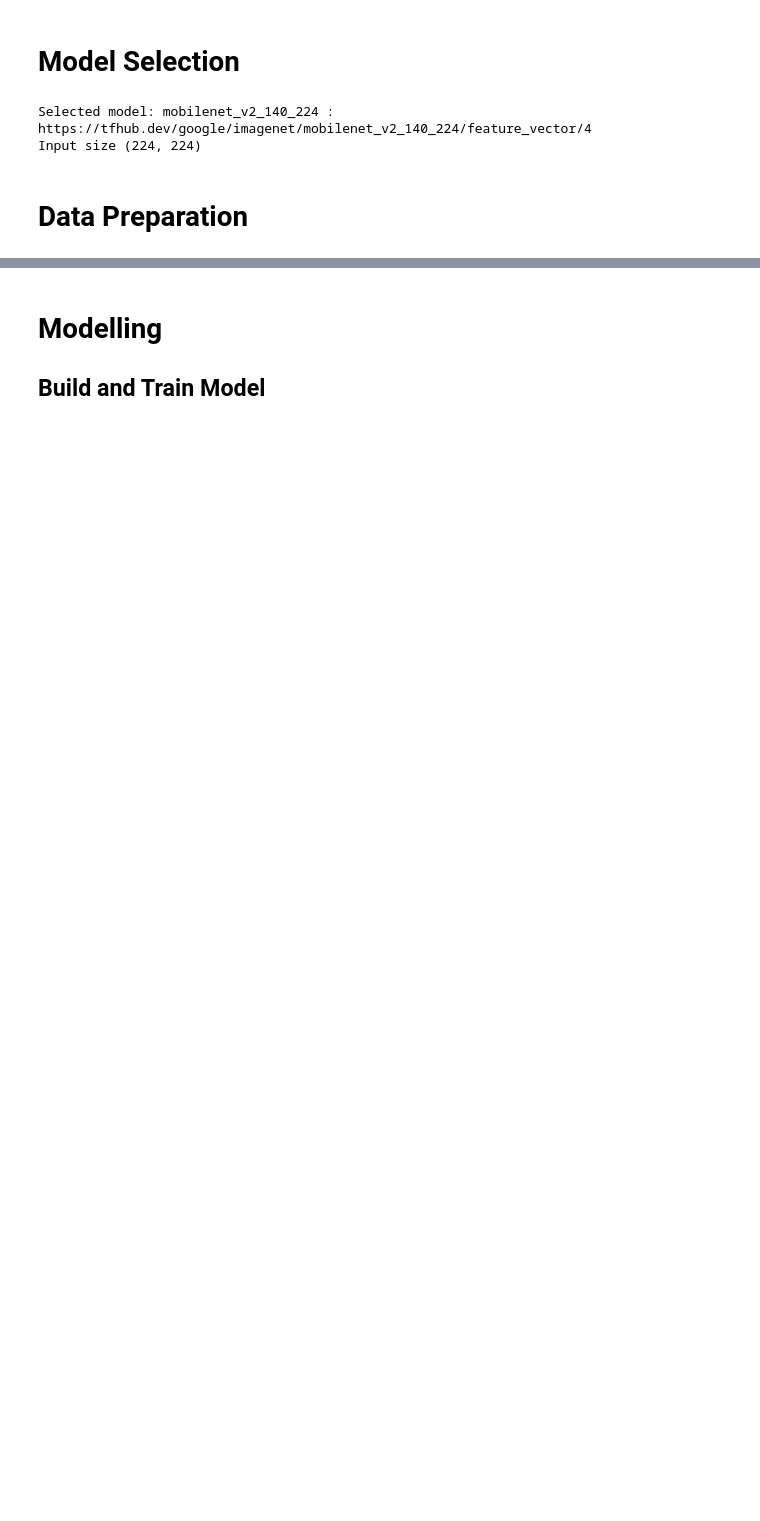
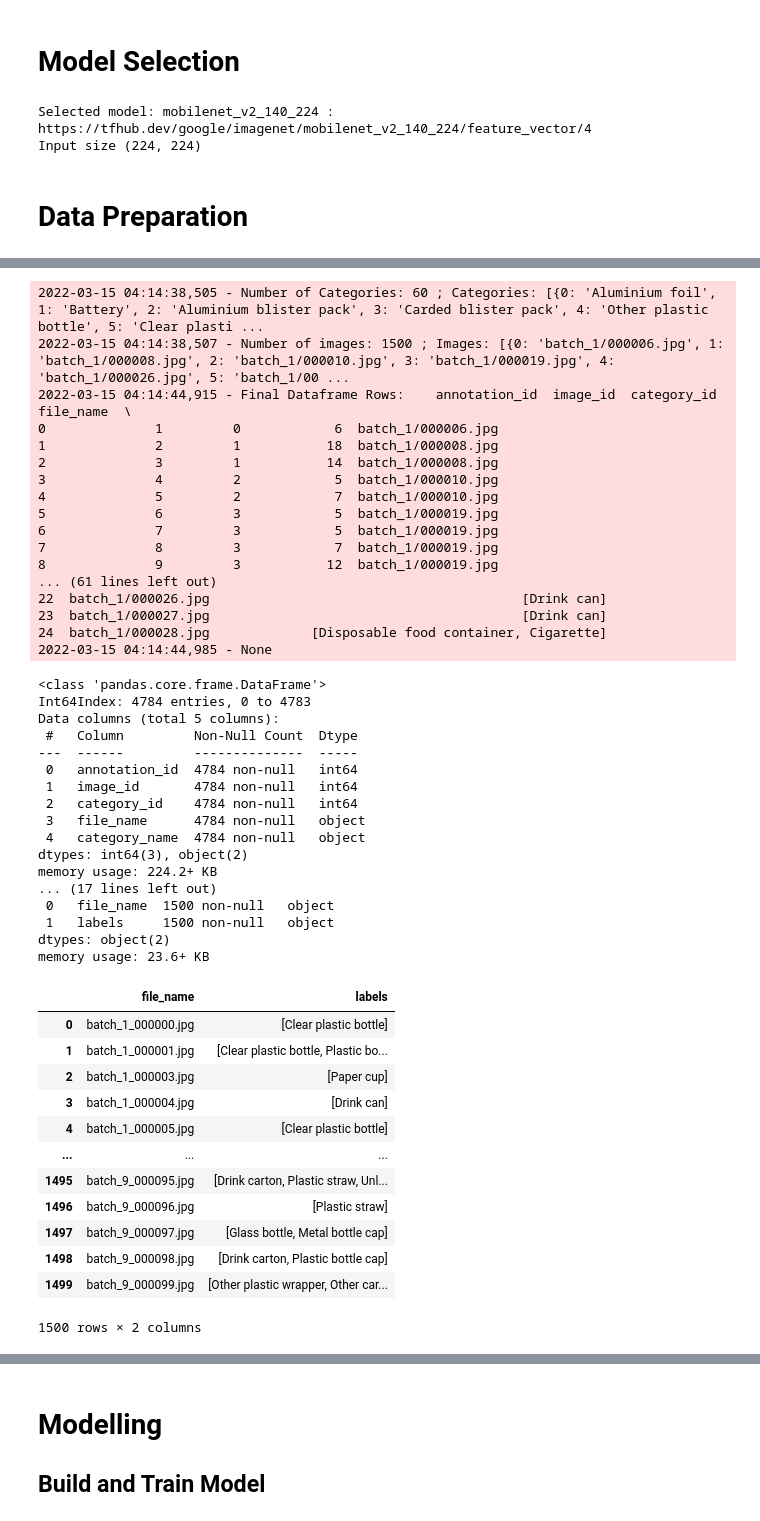
Before and after one commit to mohansameer1983/ComputerVisionProjects, a Jupyter notebook: Trash_Multilabel_Classification_CV_Neptune.ipynb, the cells around one changed output, grey strips where cells are left out. Saved outputs shown, nothing was run; the diff lists cells and outputs as text; code cells hidden in the pictures; blank space fills up the shorter version.

```diff
--- a/Trash_Multilabel_Classification_CV_Neptune.ipynb
+++ b/Trash_Multilabel_Classification_CV_Neptune.ipynb
@@ -160,0 +122,53 @@ dict_items([('Aerosol', 0), ('Aluminium blister pack', 1), ('Aluminium foil', 2)
+# %%
+image_dataframe, grouped_image_dataframe, labels_dict = convert_annotation_json_to_dataframe('/content/drive/MyDrive/Colab Notebooks/data/annotations.json')
+
+grouped_image_dataframe['file_name'] = grouped_image_dataframe['file_name'].str.replace('/','_')
+grouped_image_dataframe
+# %% [output]
+2022-03-15 04:14:38,505 - Number of Categories: 60 ; Categories: [{0: 'Aluminium foil', 1: 'Battery', 2: 'Aluminium blister pack', 3: 'Carded blister pack', 4: 'Other plastic bottle', 5: 'Clear plasti ...
+2022-03-15 04:14:38,507 - Number of images: 1500 ; Images: [{0: 'batch_1/000006.jpg', 1: 'batch_1/000008.jpg', 2: 'batch_1/000010.jpg', 3: 'batch_1/000019.jpg', 4: 'batch_1/000026.jpg', 5: 'batch_1/00 ...
+2022-03-15 04:14:44,915 - Final Dataframe Rows:    annotation_id  image_id  category_id           file_name  \
+0              1         0            6  batch_1/000006.jpg
+1              2         1           18  batch_1/000008.jpg
+2              3         1           14  batch_1/000008.jpg
+3              4         2            5  batch_1/000010.jpg
+4              5         2            7  batch_1/000010.jpg
+5              6         3            5  batch_1/000019.jpg
+6              7         3            5  batch_1/000019.jpg
+7              8         3            7  batch_1/000019.jpg
+8              9         3           12  batch_1/000019.jpg
+... (61 lines left out)
+22  batch_1/000026.jpg                                        [Drink can]
+23  batch_1/000027.jpg                                        [Drink can]
+24  batch_1/000028.jpg             [Disposable food container, Cigarette]
+2022-03-15 04:14:44,985 - None
+<class 'pandas.core.frame.DataFrame'>
+Int64Index: 4784 entries, 0 to 4783
+Data columns (total 5 columns):
+ #   Column         Non-Null Count  Dtype
+---  ------         --------------  -----
+ 0   annotation_id  4784 non-null   int64
+ 1   image_id       4784 non-null   int64
+ 2   category_id    4784 non-null   int64
+ 3   file_name      4784 non-null   object
+ 4   category_name  4784 non-null   object
+dtypes: int64(3), object(2)
+memory usage: 224.2+ KB
+... (17 lines left out)
+ 0   file_name  1500 non-null   object
+ 1   labels     1500 non-null   object
+dtypes: object(2)
+memory usage: 23.6+ KB
+|  | file_name | labels |
+| 0 | batch_1_000000.jpg | [Clear plastic bottle] |
+| 1 | batch_1_000001.jpg | [Clear plastic bottle, Plastic bo... |
+| 2 | batch_1_000003.jpg | [Paper cup] |
+| 3 | batch_1_000004.jpg | [Drink can] |
+| 4 | batch_1_000005.jpg | [Clear plastic bottle] |
+| ... | ... | ... |
+| 1495 | batch_9_000095.jpg | [Drink carton, Plastic straw, Unl... |
+| 1496 | batch_9_000096.jpg | [Plastic straw] |
+| 1497 | batch_9_000097.jpg | [Glass bottle, Metal bottle cap] |
+| 1498 | batch_9_000098.jpg | [Drink carton, Plastic bottle cap] |
+| 1499 | batch_9_000099.jpg | [Other plastic wrapper, Other car... |
+1500 rows × 2 columns
```
Also changed, not shown: parts of 11 cells of this notebook.
